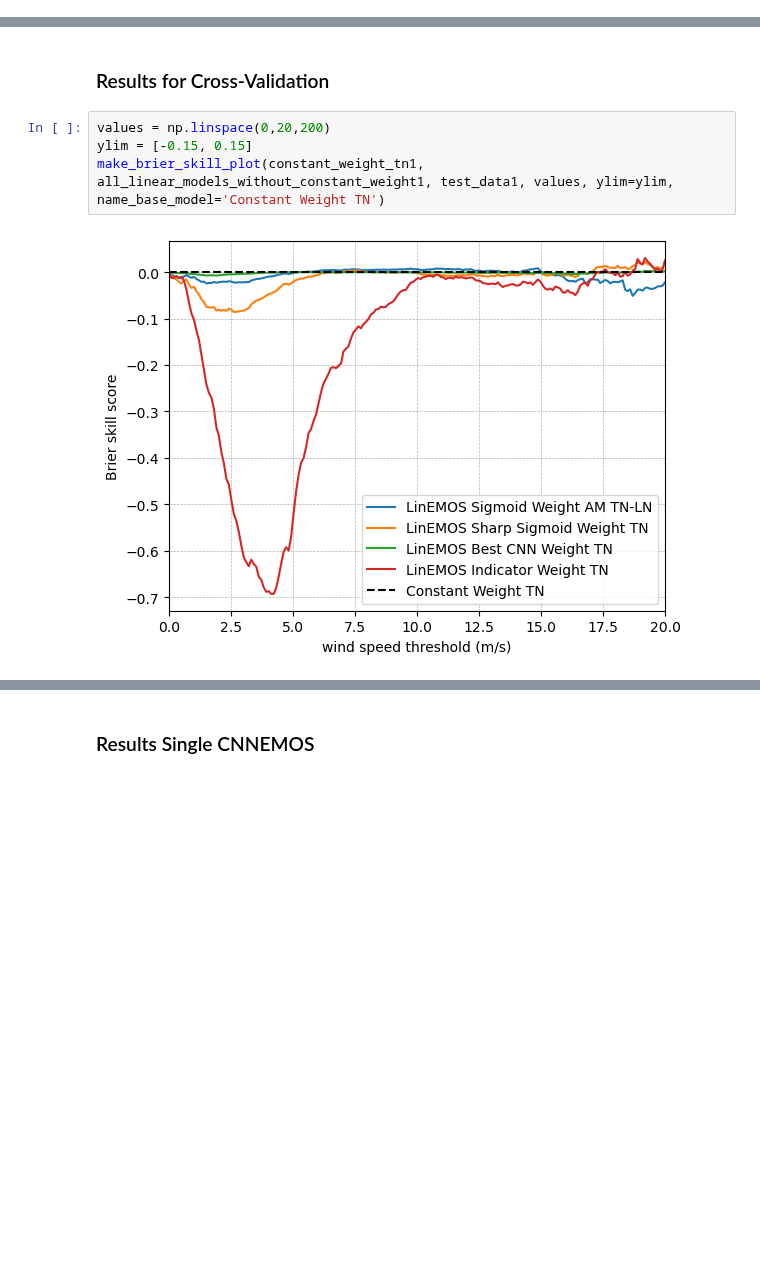
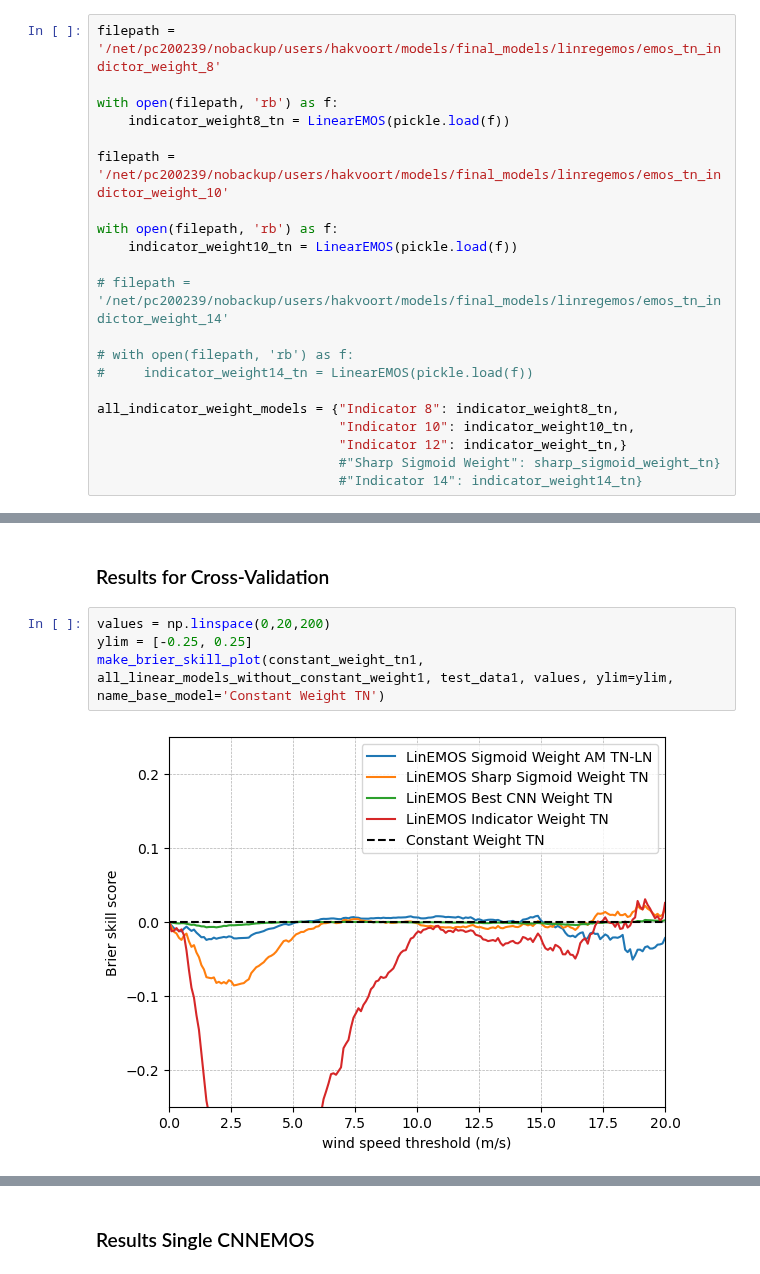
Before and after one commit to SimonHakvoort/thesiscode, a Jupyter notebook: src/visualization/experiments_figures.ipynb, the cells around one changed output, grey strips where cells are left out. Saved outputs shown, nothing was run; the diff lists cells and outputs as text; blank space fills up the shorter version.

```diff
--- a/src/visualization/experiments_figures.ipynb
+++ b/src/visualization/experiments_figures.ipynb
@@ -156,3 +156,24 @@ Using given parameters for Log Normal distribution
 Using given parameters for Log Normal distribution
 Using given parameters for Generalized Extreme Value distribution
 Using given parameters for Generalized Extreme Value distribution
+# %%
+filepath = '/net/pc200239/nobackup/users/hakvoort/models/final_models/linregemos/emos_tn_indictor_weight_8'
+
+with open(filepath, 'rb') as f:
+    indicator_weight8_tn = LinearEMOS(pickle.load(f))
+
+filepath = '/net/pc200239/nobackup/users/hakvoort/models/final_models/linregemos/emos_tn_indictor_weight_10'
+
+with open(filepath, 'rb') as f:
+    indicator_weight10_tn = LinearEMOS(pickle.load(f))
+
+# filepath = '/net/pc200239/nobackup/users/hakvoort/models/final_models/linregemos/emos_tn_indictor_weight_14'
+
+# with open(filepath, 'rb') as f:
+#     indicator_weight14_tn = LinearEMOS(pickle.load(f))
+
+all_indicator_weight_models = {"Indicator 8": indicator_weight8_tn,
+                               "Indicator 10": indicator_weight10_tn,
+                               "Indicator 12": indicator_weight_tn,}
+                               #"Sharp Sigmoid Weight": sharp_sigmoid_weight_tn}
+                               #"Indicator 14": indicator_weight14_tn}
@@ -528,9 +563,9 @@ make_brier_skill_plot(constant_weight_tn, linear_models_different_distribution,
 ### Results for Cross-Validation
 # %%
 values = np.linspace(0,20,200)
-ylim = [-0.15, 0.15]
+ylim = [-0.25, 0.25]
 make_brier_skill_plot(constant_weight_tn1, all_linear_models_without_constant_weight1, test_data1, values, ylim=ylim, name_base_model='Constant Weight TN')
 # %% [output]
-[figure, old version]
+[figure, new version]
 # %%
 values = np.linspace(0,20,200)
```
Also changed, not shown: parts of 8 cells of this notebook, 7 other files.
